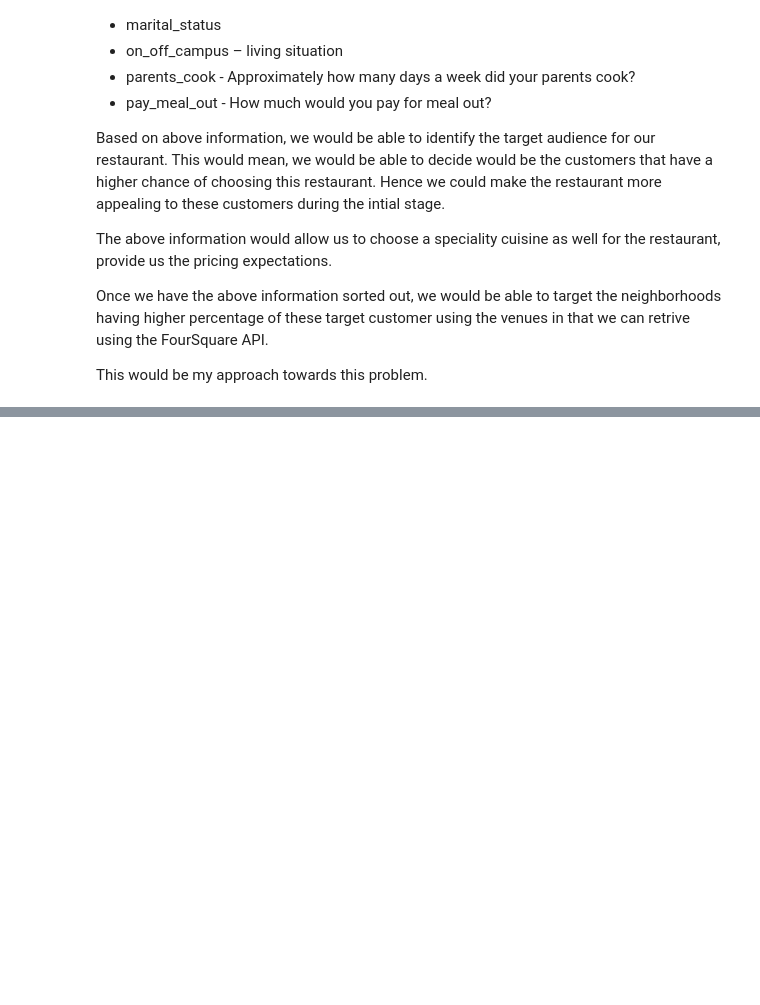
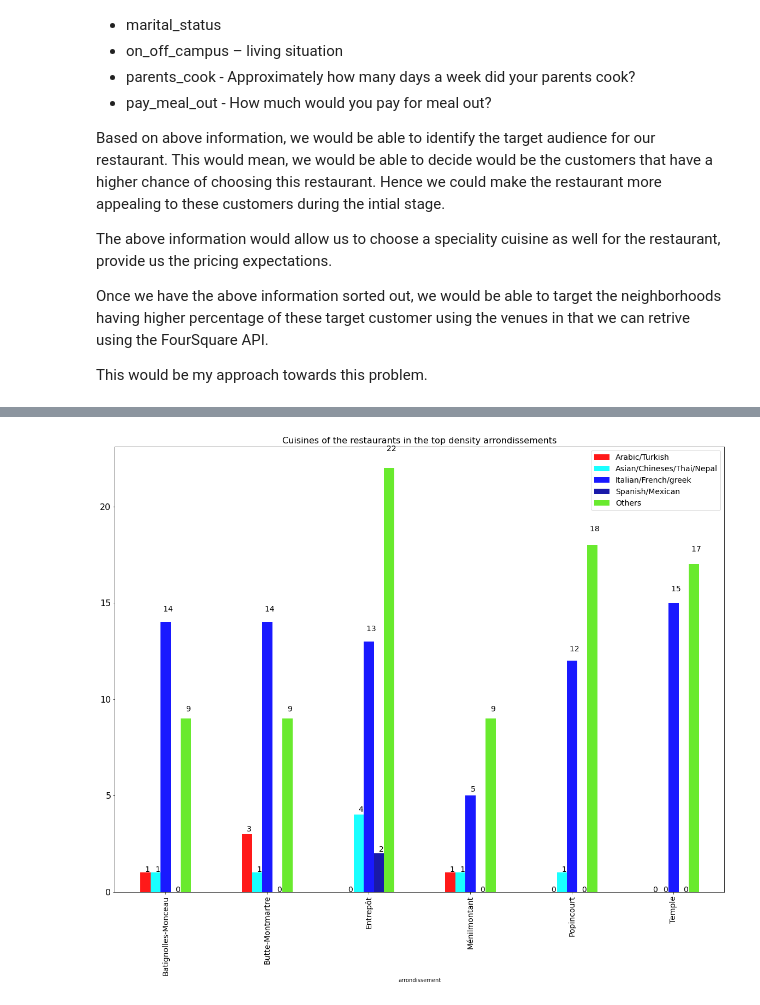
Before and after one commit to justfor24101992/Coursera_Capstone, a Jupyter notebook: Capstone Project - The Battle of Neighborhoods .ipynb, the cells around one changed output, grey strips where cells are left out. Saved outputs shown, nothing was run; the diff lists cells and outputs as text; code cells hidden in the pictures; blank space fills up the shorter version.

```diff
--- a/Capstone Project - The Battle of Neighborhoods .ipynb
+++ b/Capstone Project - The Battle of Neighborhoods .ipynb
@@ -61,0 +697,4 @@ This would be my approach towards this problem.
+# %%
+dummy_restaurants = paris_restaurants
+# %%
+dummy_cuisine = pd.get_dummies(dummy_restaurants['cuisine'])
@@ -61,0 +717,3 @@ This would be my approach towards this problem.
+# %%
+dummy_restaurants = pd.concat([dummy_restaurants,dummy_cuisine], axis = 1)
+dummy_restaurants
@@ -61,0 +734,6 @@ This would be my approach towards this problem.
+# %%
+dummy_restaurants_grp = dummy_restaurants[['arrondissement', 'Arabic/Turkish','Asian/Chineses/Thai/Nepal','Italian/French/greek','Spanish/Mexican','Others']]
+stats = dummy_restaurants_grp.groupby(by='arrondissement').sum()
+stats
+
+#df_count['%'] = (df_count['count'] / df_count['count'].sum()) * 100
@@ -61,0 +749,34 @@ This would be my approach towards this problem.
+# %%
+%matplotlib inline
+
+import matplotlib as mpl
+import matplotlib.pyplot as plt
+
+#mpl.style.use('ggplot') # optional: for ggplot-like style
+#fig, ax = plt.subplots(figsize=(20, 8))
+#ax.bar(df_percent1.index.values.tolist(),df_percent1['Very interested %'], alpha=0.90,color="#5cb85c")
+#ax.bar(df_percent2.index.values.tolist(),df_percent2['Somewhat interested %'], alpha=0.90,color="#5bc0de")
+
+
+
+ax = stats.plot(kind='bar', alpha=0.90,color=("#FF0000","#00FFFF","#0000FF","#0000A0","#59E817"), width = 0.5, figsize=(20, 15))
+ax.set_title("Cuisines of the restaurants in the top density arrondissements", {'fontsize': 16})
+
+
+for p in ax.patches:
+    width = p.get_width()
+    height = p.get_height()
+    x, y = p.get_xy()
+    #ax.text(f'{height}%', (x + width/2, y + height*1.04), ha='center')
+    ax.text((x + width/2), (y + height*1.04), str(f'  {height}') ,horizontalalignment='center',fontsize=14)
+
+# Hide the right and top spines
+#ax.spines['right'].set_visible(False)
+#ax.spines['top'].set_visible(False)
+#ax.spines['left'].set_visible(False)
+#ax.set_yticks([])
+ax.legend(prop=dict(size=14))
+ax.set_xticklabels(ax.get_xticklabels(),Fontsize=14 )
+plt.draw()
+# %% [output]
+[figure, added]
```
Also changed, not shown: parts of 57 cells of this notebook.
